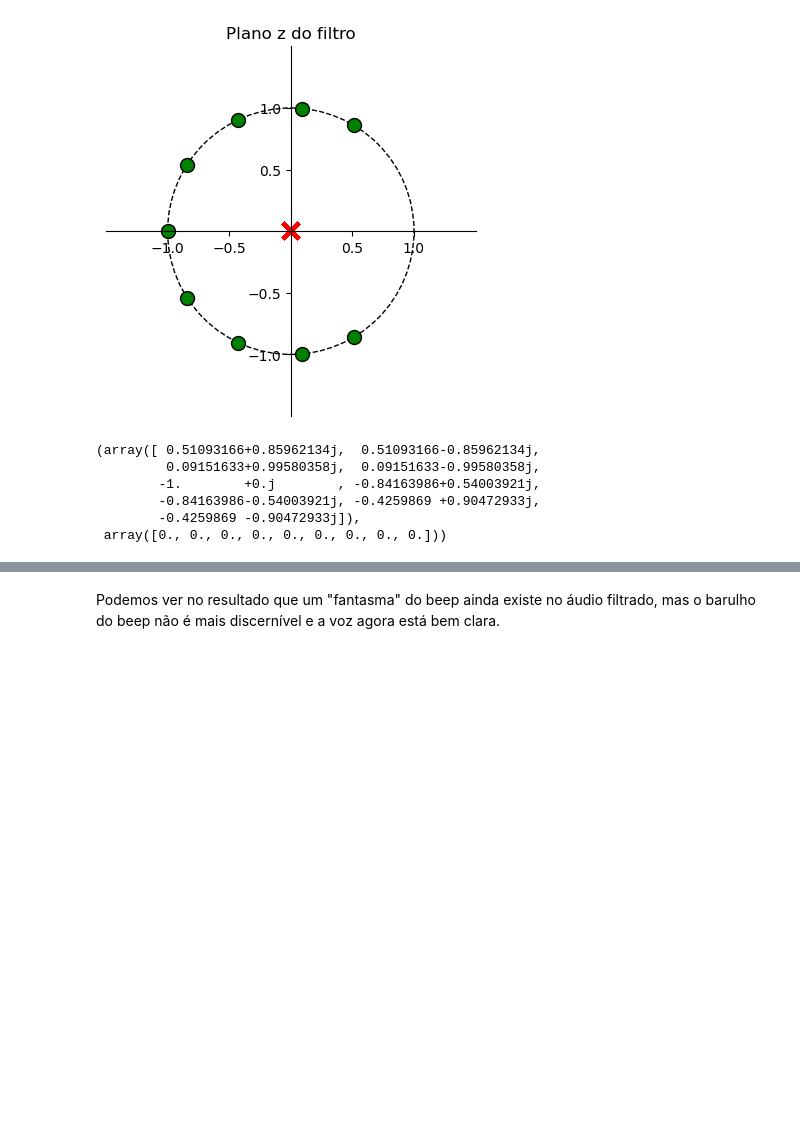
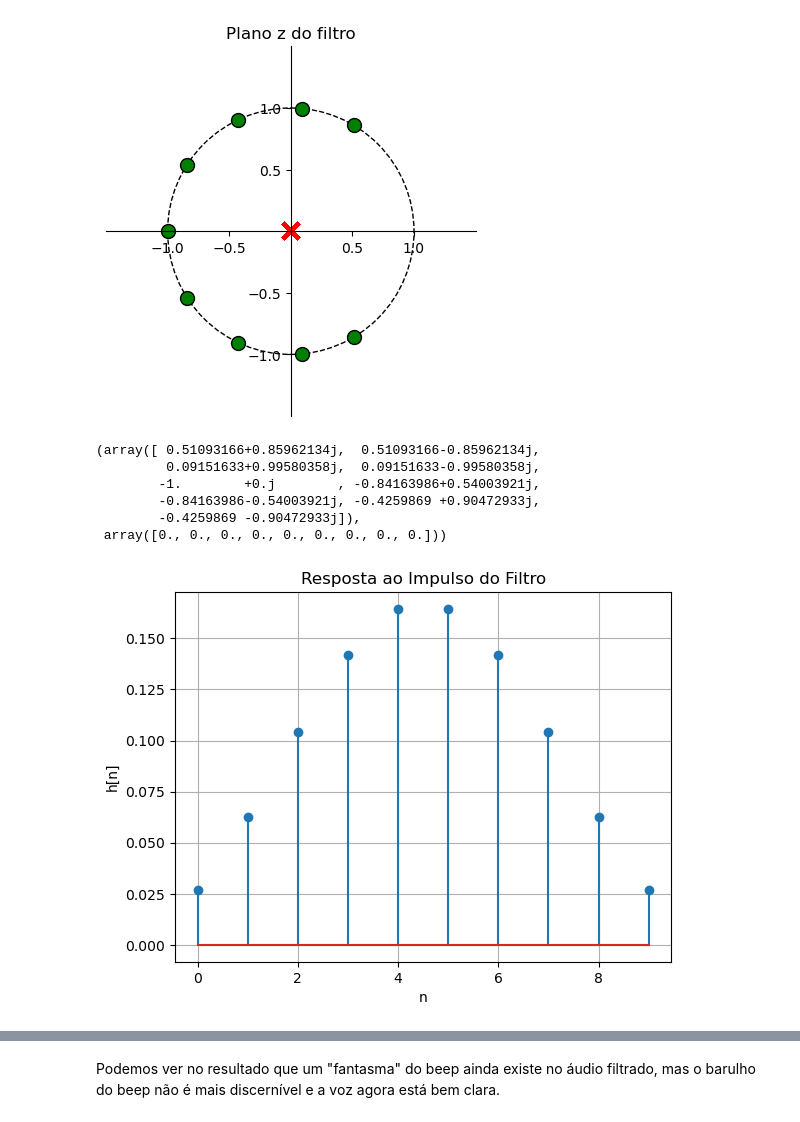
Before and after one commit to Emanuel600/Misc, a Jupyter notebook: DSP/Filtro_PB.ipynb, the cells around one changed output, grey strips where cells are left out. Drawn from its saved outputs; the diff is of its cells as text; code cells hidden in the pictures; blank space fills up the shorter version.

```diff
--- a/DSP/Filtro_PB.ipynb
+++ b/DSP/Filtro_PB.ipynb
@@ -29,3 +29,15 @@ DSP.zplane(b, a, title="Plano z do filtro")
         -0.84163986-0.54003921j, -0.4259869 +0.90472933j,
         -0.4259869 -0.90472933j]),
  array([0., 0., 0., 0., 0., 0., 0., 0., 0.]))
+# %%
+x = np.zeros(1000)
+x[0] = 1
+h = sp.lfilter(b, a, x)
+plt.stem(h[:10])
+plt.title("Resposta ao Impulso do Filtro")
+plt.xlabel("n")
+plt.ylabel("h[n]")
+plt.grid(True, 'both')
+plt.show()
+# %% [output]
+[figure, added]
```
Also changed, not shown: parts of 1 cell of this notebook, 1 other file.
